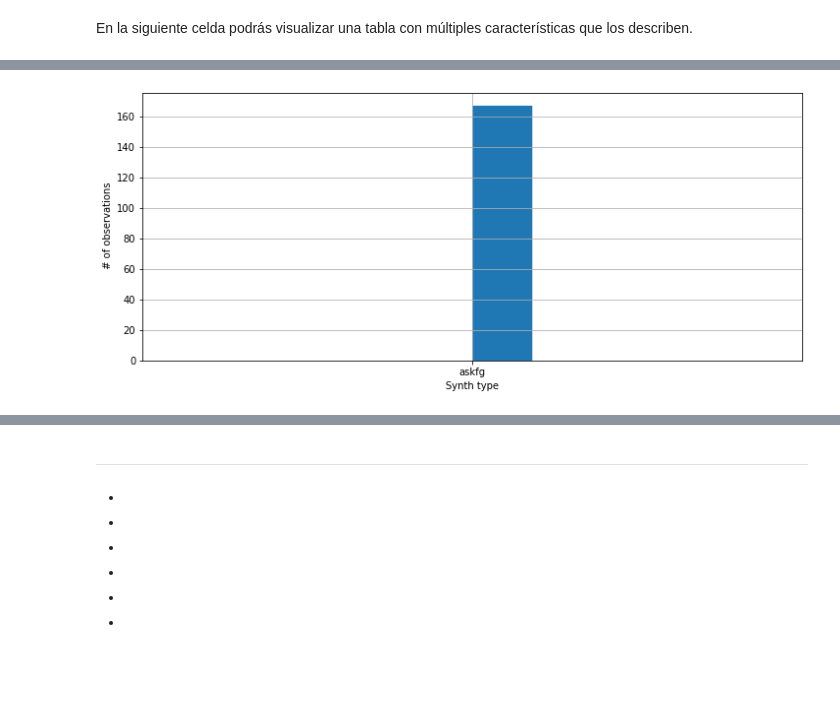
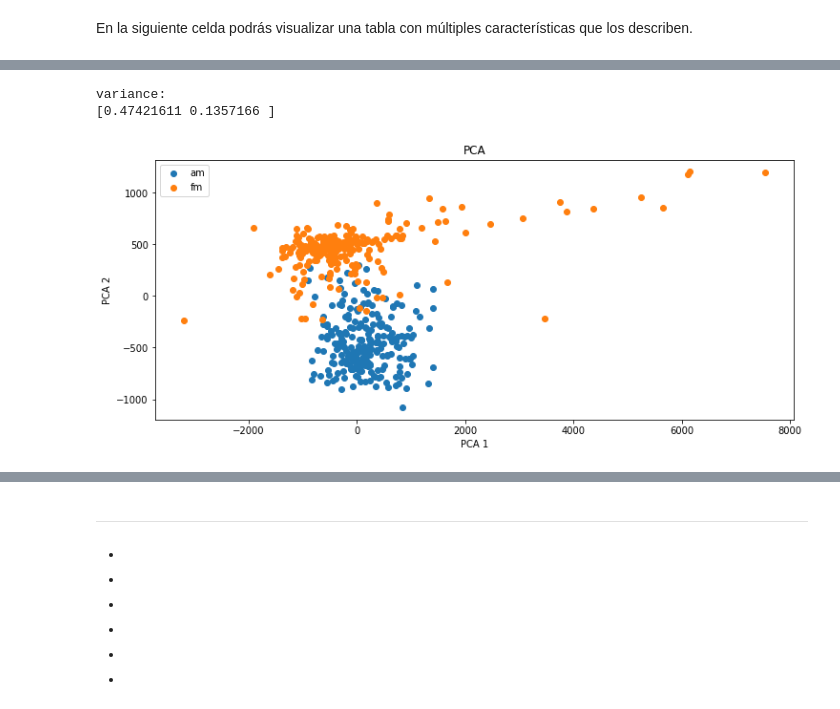
Before and after one commit to mezaga/ACIML, a Jupyter notebook: ACIML_seminario_prototype_final.ipynb, the cells around one changed output, grey strips where cells are left out. Cells and saved outputs as stored; diff of their text form; code cells hidden in the pictures; blank space fills up the shorter version.

```diff
--- a/ACIML_seminario_prototype_final.ipynb
+++ b/ACIML_seminario_prototype_final.ipynb
@@ -95,7 +77,7 @@ Saving to: ‘vanilla_encoder.zip’
 
 from google.colab import files
 #@ tectInserta
-text = 'askfg' #@param {type:"string"}
+text = 'wave' #@param {type:"string"}
 #AUDIO_LOAD = []
 sr16k = 16000
 secs = 1
@@ -213,41 +162,43 @@ DATA_filt
 # %%
 #@title Visualización de datos { run: "auto" }
 ids = list(DATA_filt['id'])
-audio_viz = 'histogram' #@param ['PCA','F0', 'histogram']
+audio_viz = 'PCA' #@param ['PCA','F0', 'histogram']
 fig, ax = plt.subplots()
 fig.set_size_inches([12,5])
 if audio_viz == 'histogram':
   ax = DATA_filt['gid'].hist()
   ax.set_xlabel("Synth type")
   ax.set_ylabel(" # of observations")
   plt.show()
 if audio_viz == 'F0':
   ax.plot(DATA_filt.index, DATA_filt['f0'], linestyle = '--')
   ax.set_xlabel("Audios")
   ax.set_ylabel(" F0")
   plt.show()
 if audio_viz == 'PCA':
   pca = PCA(n_components= 2)
   X_PCA = pca.fit_transform(Xmu_FFT)
   print('variance: ')
   print(pca.explained_variance_ratio_)
   counter = 0
   cu = 0
   for key, value in zliders.items():
     #print(key,value)
     ax.scatter(X_PCA[counter: counter + value, 0], X_PCA[counter: counter + value, 1], cmap= 10, label = key)
     counter += value
     cu += 1
   #for idx, id in enumerate(ids):
   #  ax.annotate(id,(X_PCA[idx][0], X_PCA[idx][1]+ 0.2))
   fig.add_axes(ax)
   plt.legend()
   plt.title('PCA')
   plt.xlabel('PCA 1')
   plt.ylabel('PCA 2')
   plt.show()
 # %% [output]
+variance:
+[0.47421611 0.1357166 ]
-[figure, old version]
+[figure, new version]
 # %%
 #@title Entrenamiento del modelo
 
```
Also changed, not shown: parts of 9 cells of this notebook.
